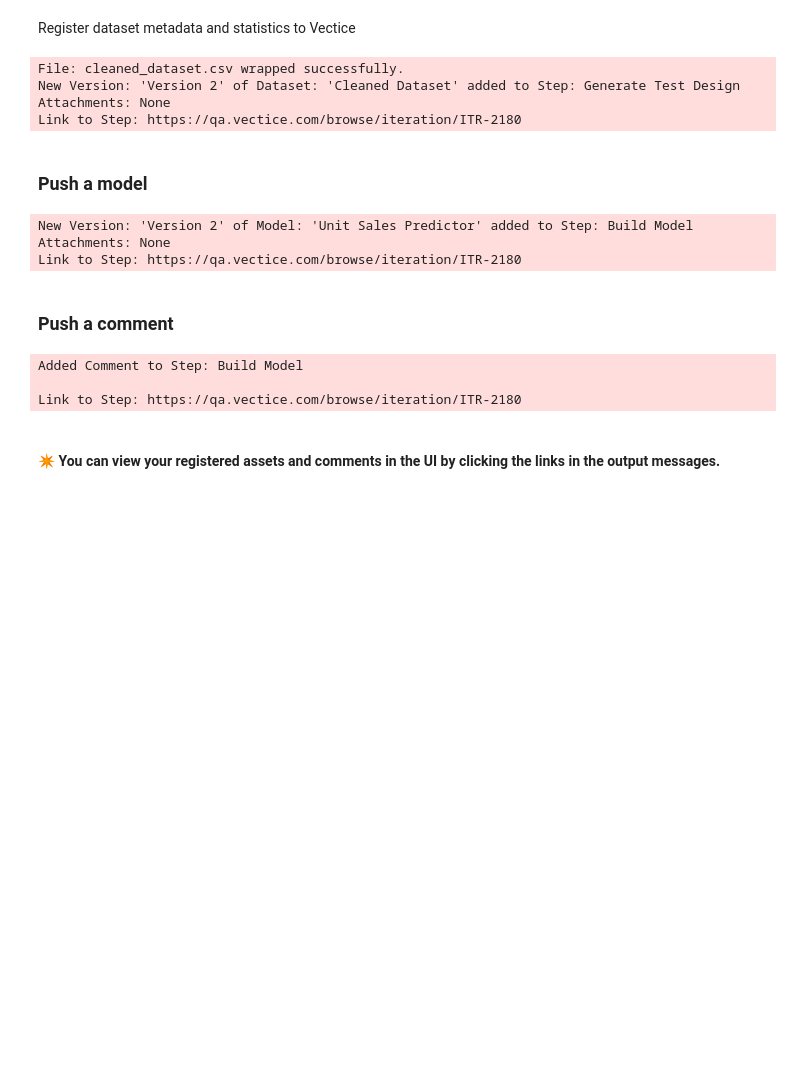
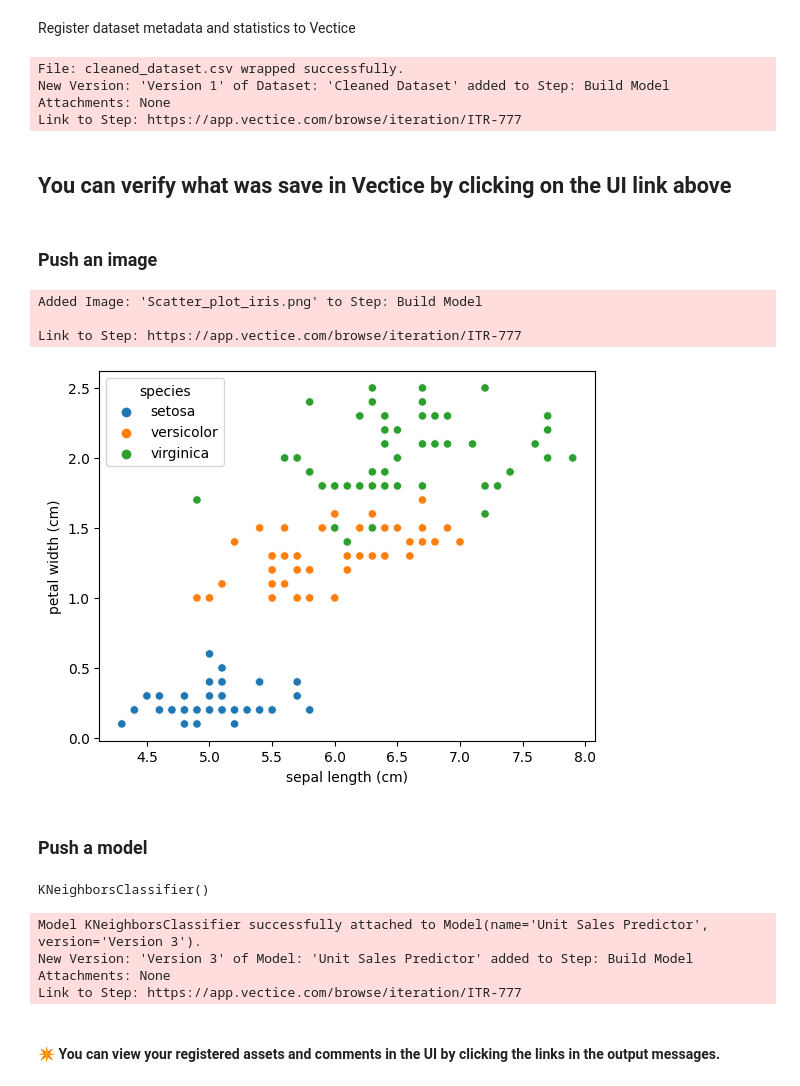
Before and after one commit to vectice/GettingStarted, a Jupyter notebook: 23.2/QuickStart.ipynb, the cells around one changed output. Drawn from its saved outputs; the diff is of its cells as text; code cells hidden in the pictures; blank space fills up the shorter version.

```diff
--- a/23.2/QuickStart.ipynb
+++ b/23.2/QuickStart.ipynb
@@ -70,0 +35,2 @@ https://qa.vectice.com/browse/iteration/ITR-2180
+# %%
+phase = vct.phase('PHA-2563') #Your Phase Id
@@ -70,0 +57,2 @@ https://qa.vectice.com/browse/iteration/ITR-2180
+# %%
+iteration.step_build_model += "My first log into Vectice"
@@ -83,32 +67,61 @@ df.to_csv('cleaned_dataset.csv')
+# %%
+import pandas as pd
+from sklearn import datasets
+
+iris = datasets.load_iris()
+
+df_iris = pd.DataFrame(data=iris.data, columns=iris.feature_names)
+df_iris['species'] = iris.target_names[iris.target]
+df_iris.to_csv('cleaned_dataset.csv')
 # %% [markdown]
 Register dataset metadata and statistics to Vectice
 # %%
 from vectice import Dataset, FileResource
 
-iteration.step_generate_test_design = Dataset.clean(name="Cleaned Dataset", resource=FileResource(paths="cleaned_dataset.csv", dataframes=df))
+clean_dataset = Dataset.clean(name="Cleaned Dataset", resource=FileResource(paths="cleaned_dataset.csv", dataframes=df_iris))
+
+iteration.step_build_model += clean_dataset
 # %% [output]
 File: cleaned_dataset.csv wrapped successfully.
-New Version: 'Version 2' of Dataset: 'Cleaned Dataset' added to Step: Generate Test Design
+New Version: 'Version 1' of Dataset: 'Cleaned Dataset' added to Step: Build Model
 Attachments: None
-Link to Step: https://qa.vectice.com/browse/iteration/ITR-2180
+Link to Step: https://app.vectice.com/browse/iteration/ITR-777
+# %% [markdown]
+## You can verify what was save in Vectice by clicking on the UI link above
+# %% [markdown]
+### Push an image
+# %%
+sns.scatterplot(data=df_iris, x='sepal length (cm)',
+                y='petal width (cm)', hue='species')
+plt.plot()
+plt.savefig('Scatter_plot_iris.png')
+iteration.step_build_model += "Scatter_plot_iris.png"
+# %% [output]
+Added Image: 'Scatter_plot_iris.png' to Step: Build Model
+
+Link to Step: https://app.vectice.com/browse/iteration/ITR-777
+[figure, added]
 # %% [markdown]
 ### Push a model
+# %%
+from sklearn.neighbors import KNeighborsClassifier
+
+#instantiate the model (with the default parameter)
+knn = KNeighborsClassifier()
+
+# fit the model with data (occurs in-place)
+knn.fit(df_iris[iris.feature_names],df_iris["species"])
+# %% [output]
+KNeighborsClassifier()
 # %%
 from vectice import Model
 
-iteration.step_build_model = Model(library="scikit-learn", technique="linear regression", name="Unit Sales Predictor")
+iteration.step_build_model += Model(library="scikit-learn", technique="linear regression", name="Unit Sales Predictor", predictor=knn, properties=knn.get_params(), derived_from=[clean_dataset.latest_version_id])
 # %% [output]
-New Version: 'Version 2' of Model: 'Unit Sales Predictor' added to Step: Build Model
+Model KNeighborsClassifier successfully attached to Model(name='Unit Sales Predictor', version='Version 3').
+New Version: 'Version 3' of Model: 'Unit Sales Predictor' added to Step: Build Model
 Attachments: None
-Link to Step: https://qa.vectice.com/browse/iteration/ITR-2180
+Link to Step: https://app.vectice.com/browse/iteration/ITR-777
-# %% [markdown]
-### Push a comment
-# %%
-iteration.step_build_model += "Improved accuracy of sales predictor"
-# %% [output]
-Added Comment to Step: Build Model
-
-Link to Step: https://qa.vectice.com/browse/iteration/ITR-2180
 # %% [markdown]
 #### ✴ You can view your registered assets and comments in the UI by clicking the links in the output messages.
 # %% [markdown]
```
Also changed, not shown: parts of 22 cells of this notebook.
